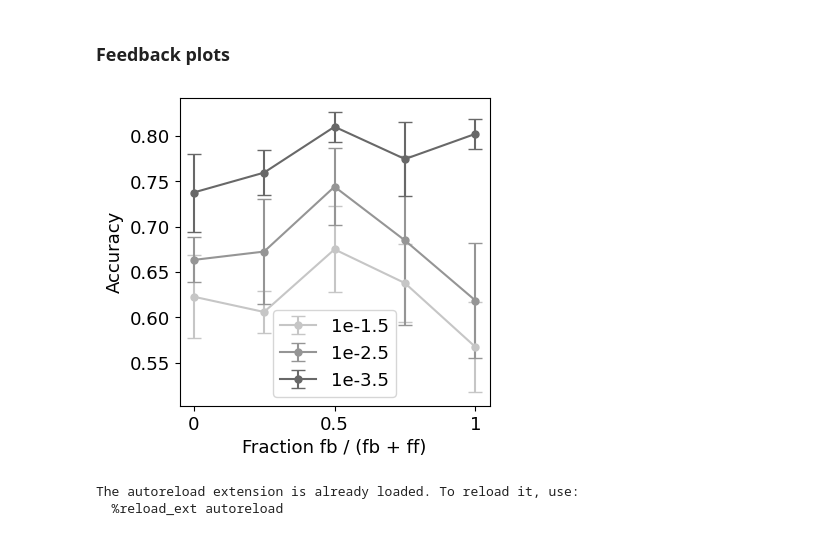
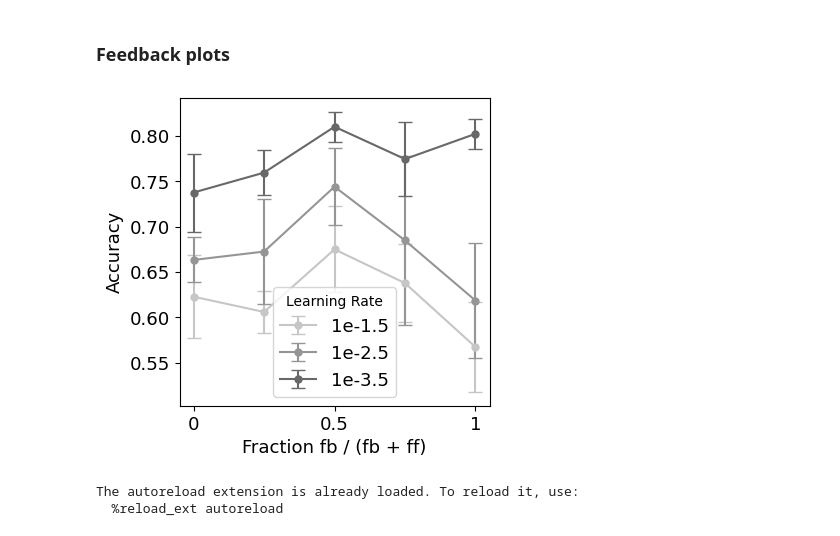
Before and after one commit to pennfranc/bio-inspired-continual-learning, a Jupyter notebook: dfc/notebooks/performance_results.ipynb, the cells around one changed output. Saved outputs shown, nothing was run; the diff lists cells and outputs as text; code cells hidden in the pictures.

Commit message:
fix(notebooks): updated and corrected plotting utilities, updated performance notebook

```diff
--- a/dfc/notebooks/performance_results.ipynb
+++ b/dfc/notebooks/performance_results.ipynb
@@ -81,17 +81,17 @@ dfc-sparse-rec mean of selected range: 0.3335411333333333
 # %%
 ### sparsity selecting mix - domain-IL
 plt.rcParams["figure.figsize"] = (4,4)
 fig, ax = plt.subplots(nrows=1, ncols=1)
 fig.patch.set_facecolor('white')
 plot_sparsity_mix(ax, [1.5,  2.5, 3.5], title='', cl_mode='domain')
-plt.legend(prop={'size': FONTSIZE})
+plt.legend(prop={'size': FONTSIZE}, title='Learning Rate')
 plt.xlabel('Fraction fb / (fb + ff)', fontsize=FONTSIZE)
 plt.ylabel('Accuracy', fontsize=FONTSIZE)
 plt.xticks(fontsize=FONTSIZE)
 plt.yticks(fontsize=FONTSIZE)
 fig.savefig(f'{FIG_DIR}ff-fw-mix-domainIL.svg', format='svg', bbox_inches = "tight")
 # %% [output]
-[figure, old version]
+[figure, new version]
 # %%
 ### sparsity selecting mix - class-IL
 from plotting import *
```
Also changed, not shown: parts of 7 cells of this notebook, 1 other file.
